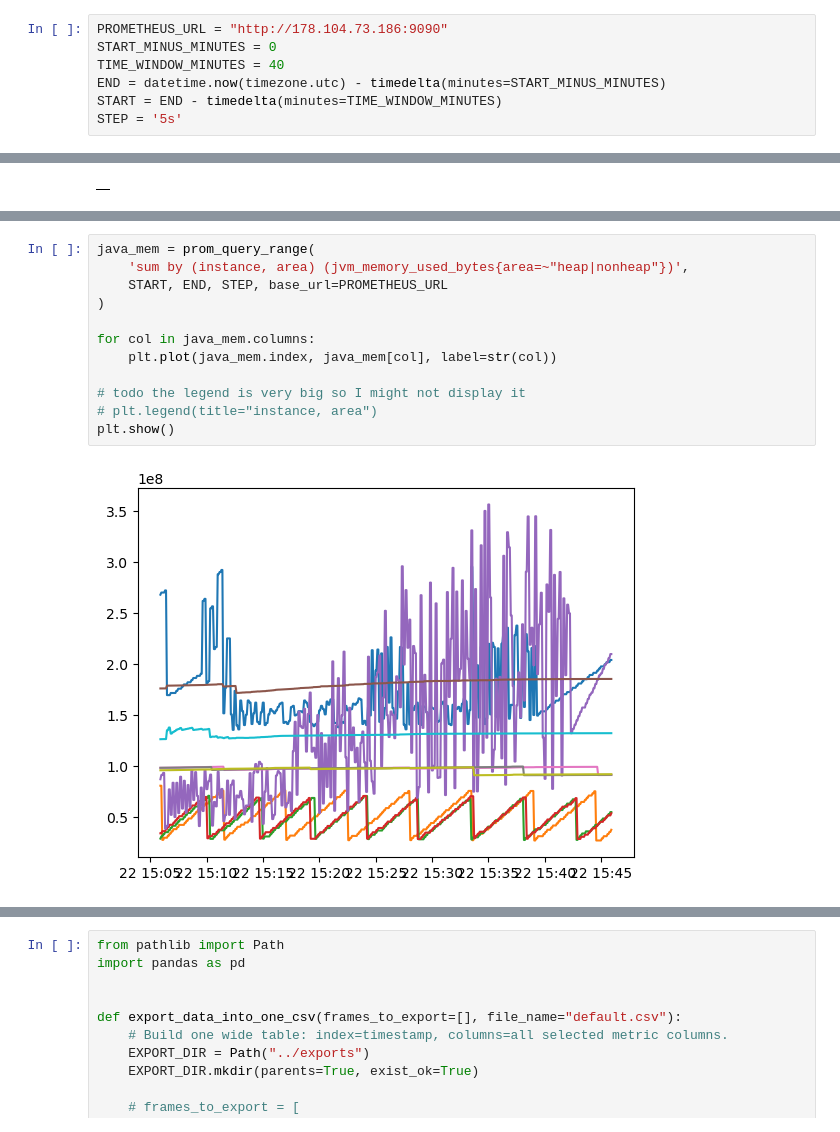
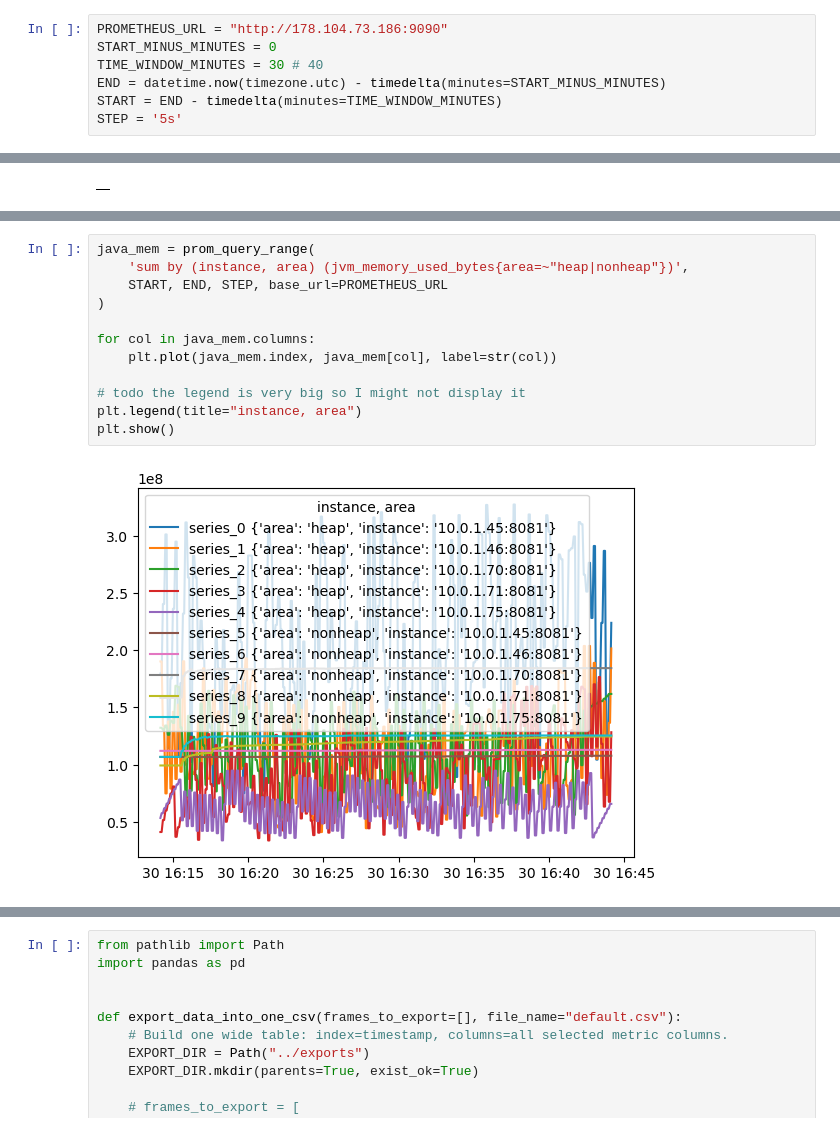
Before and after one commit to jakubjanak2004/chat-data-analysis, a Jupyter notebook: notebooks/data_loading.ipynb, the cells around one changed output, grey strips where cells are left out. Drawn from its saved outputs; the diff is of its cells as text.

```diff
--- a/notebooks/data_loading.ipynb
+++ b/notebooks/data_loading.ipynb
@@ -11,7 +11,7 @@ import pandas as pd
 # %%
 PROMETHEUS_URL = "http://178.104.73.186:9090"
 START_MINUS_MINUTES = 0
-TIME_WINDOW_MINUTES = 40
+TIME_WINDOW_MINUTES = 30 # 40
 END = datetime.now(timezone.utc) - timedelta(minutes=START_MINUS_MINUTES)
 START = END - timedelta(minutes=TIME_WINDOW_MINUTES)
 STEP = '5s'
@@ -54,17 +54,17 @@ plt.show()
 # %%
 java_mem = prom_query_range(
     'sum by (instance, area) (jvm_memory_used_bytes{area=~"heap|nonheap"})',
     START, END, STEP, base_url=PROMETHEUS_URL
 )
 
 for col in java_mem.columns:
     plt.plot(java_mem.index, java_mem[col], label=str(col))
 
 # todo the legend is very big so I might not display it
-# plt.legend(title="instance, area")
+plt.legend(title="instance, area")
 plt.show()
 # %% [output]
-[figure, old version]
+[figure, new version]
 # %%
 mem_by_svc = prom_query_range(
     """sum by (container_label_com_docker_swarm_task_name) (
```
Also changed, not shown: parts of 18 cells of this notebook, 10 other files.
